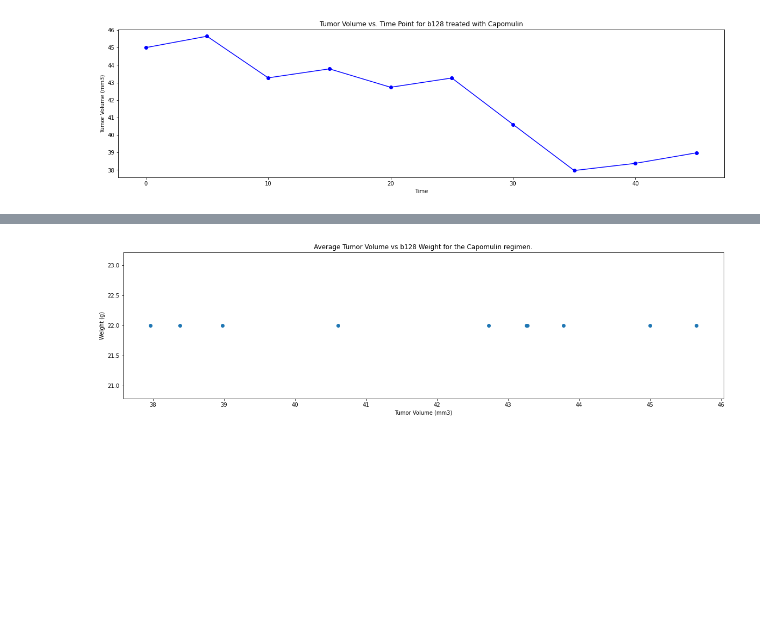
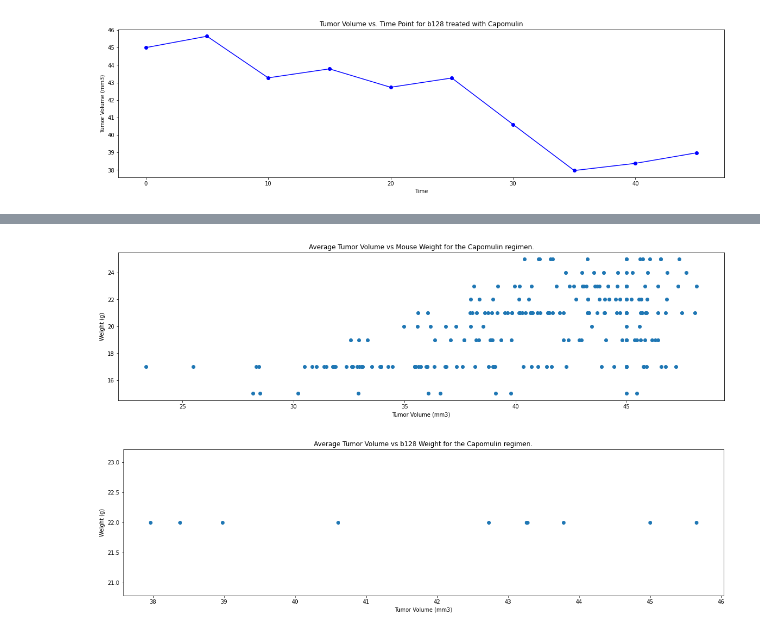
Before and after one commit to georgiafbi/matplotlib-challenge, a Jupyter notebook: Pymaceuticals/pymaceuticals_starter.ipynb, the cells around one changed output, grey strips where cells are left out. Drawn from its saved outputs; the diff is of its cells as text; code cells hidden in the pictures; blank space fills up the shorter version.

Commit message:
updating the regression plots

```diff
--- a/Pymaceuticals/pymaceuticals_starter.ipynb
+++ b/Pymaceuticals/pymaceuticals_starter.ipynb
@@ -284 +294,11 @@ plt.show()
+# %%
+mice_weight=capomulin_weight_df["Weight (g)"].tolist()
+tv_vol_mm3=capomulin_weight_df["Tumor Volume (mm3)"].tolist()
+plt.scatter(tv_vol_mm3,mice_weight)
+plt.title(f"Average Tumor Volume vs Mouse Weight for the {drug} regimen.")
+plt.ylabel("Weight (g)")
+plt.xlabel("Tumor Volume (mm3)")
+plt.show()
+# %% [output]
+[figure, added]
 # %%
```
Also changed, not shown: parts of 8 cells of this notebook.
